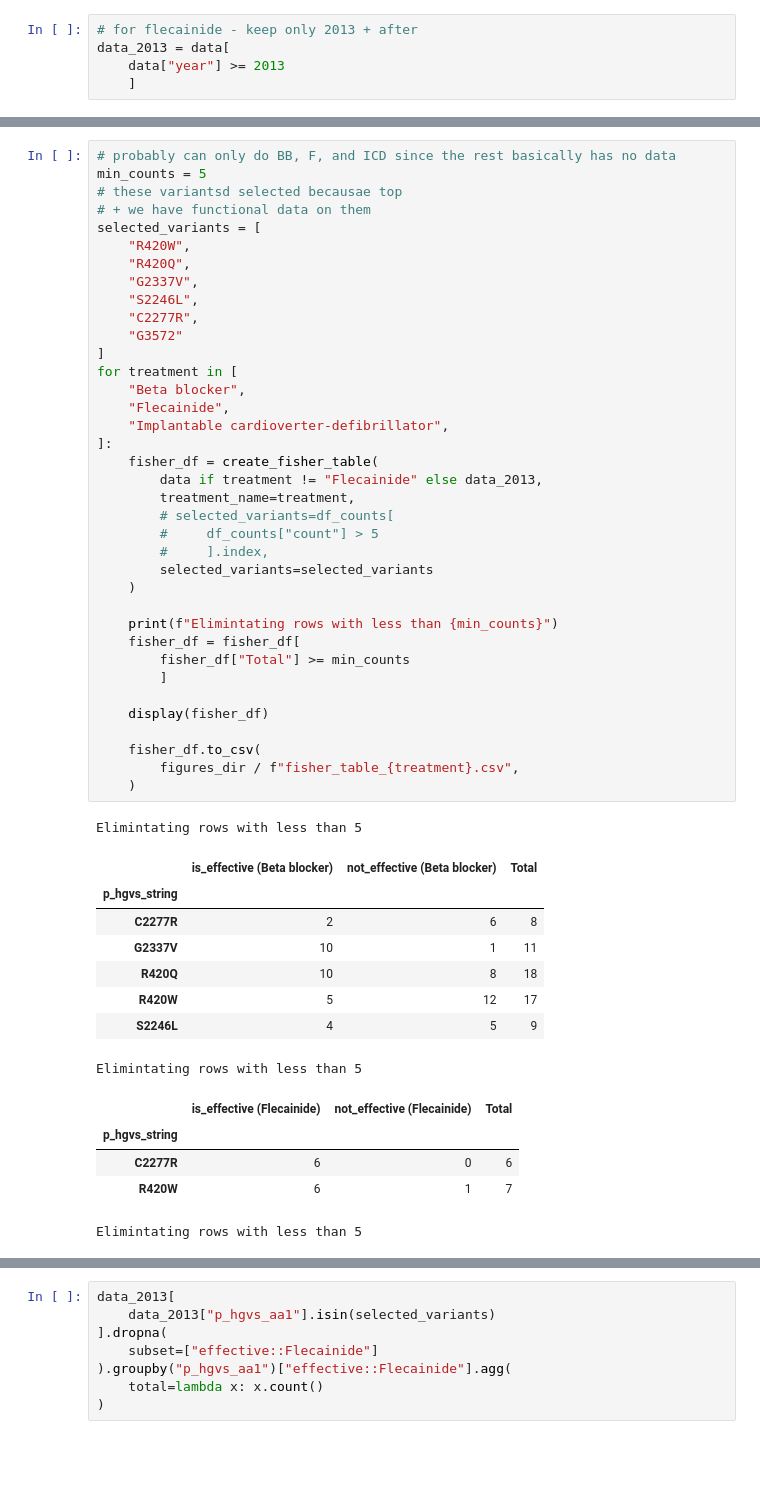
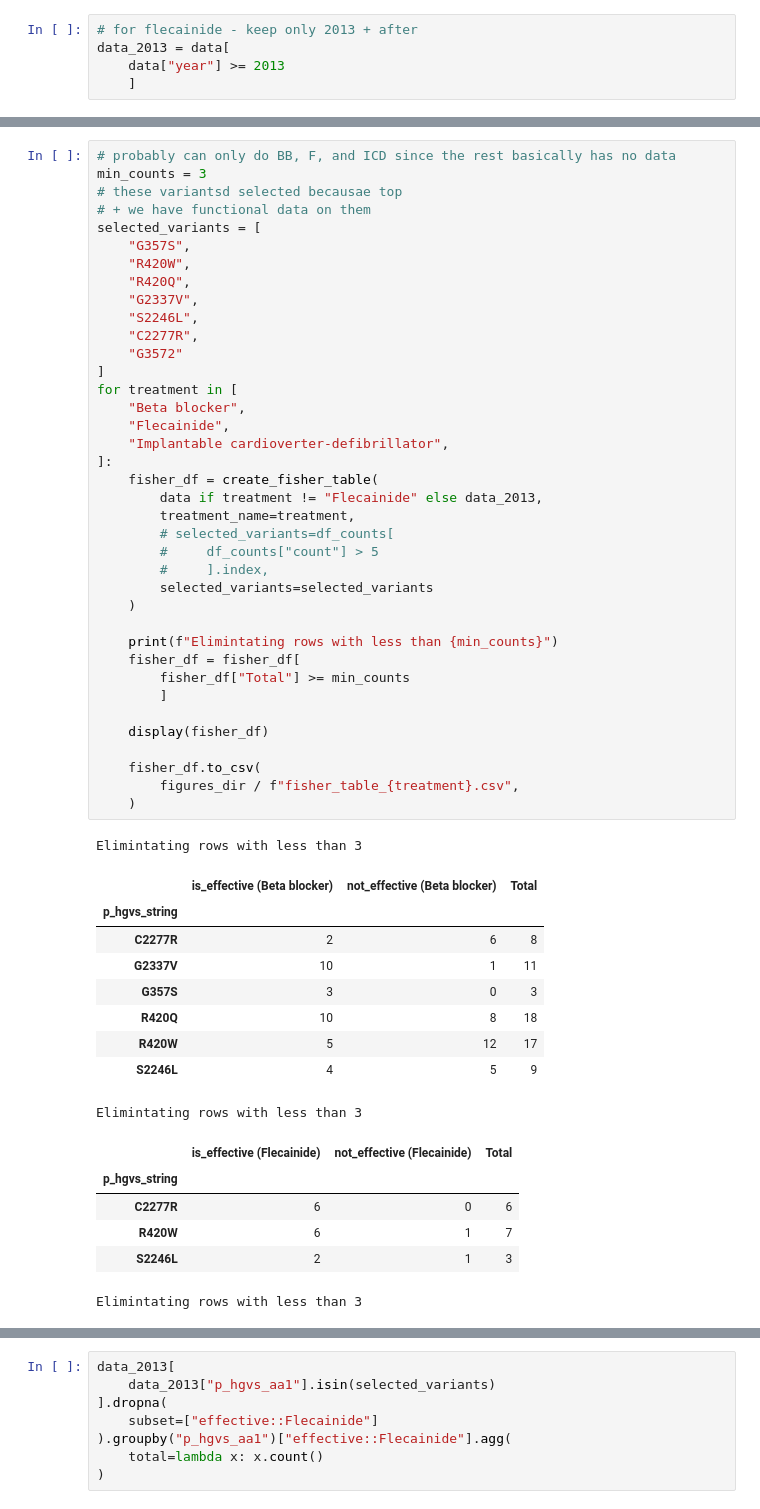
Before and after one commit to alexdaiii/cpvt_database_analysis, a Jupyter notebook: reviewer2/r2.question1.ipynb, the cells around one changed output, grey strips where cells are left out. Saved outputs shown, nothing was run; the diff lists cells and outputs as text; blank space fills up the shorter version.

```diff
--- a/reviewer2/r2.question1.ipynb
+++ b/reviewer2/r2.question1.ipynb
@@ -236,10 +236,11 @@ data.head()
 | 32 | 33 | 2009 | W4645R | 1.0 | 1.0 | NaN | ... |
 # %%
 # probably can only do BB, F, and ICD since the rest basically has no data
-min_counts = 5
+min_counts = 3
 # these variantsd selected becausae top
 # + we have functional data on them
 selected_variants = [
+    "G357S",
     "R420W",
     "R420Q",
     "G2337V",
@@ -249,43 +250,45 @@ selected_variants = [
 ]
 for treatment in [
     "Beta blocker",
     "Flecainide",
     "Implantable cardioverter-defibrillator",
 ]:
     fisher_df = create_fisher_table(
         data if treatment != "Flecainide" else data_2013,
         treatment_name=treatment,
         # selected_variants=df_counts[
         #     df_counts["count"] > 5
         #     ].index,
         selected_variants=selected_variants
     )
 
     print(f"Elimintating rows with less than {min_counts}")
     fisher_df = fisher_df[
         fisher_df["Total"] >= min_counts
         ]
 
     display(fisher_df)
 
     fisher_df.to_csv(
         figures_dir / f"fisher_table_{treatment}.csv",
     )
 # %% [output]
-Elimintating rows with less than 5
+Elimintating rows with less than 3
 |  | is_effective (Beta blocker) | not_effective (Beta blocker) | Total |
 | p_hgvs_string |  |  |  |
 | C2277R | 2 | 6 | 8 |
 | G2337V | 10 | 1 | 11 |
+| G357S | 3 | 0 | 3 |
 | R420Q | 10 | 8 | 18 |
 | R420W | 5 | 12 | 17 |
 | S2246L | 4 | 5 | 9 |
-Elimintating rows with less than 5
+Elimintating rows with less than 3
 |  | is_effective (Flecainide) | not_effective (Flecainide) | Total |
 | p_hgvs_string |  |  |  |
 | C2277R | 6 | 0 | 6 |
 | R420W | 6 | 1 | 7 |
+| S2246L | 2 | 1 | 3 |
-Elimintating rows with less than 5
+Elimintating rows with less than 3
 |  | is_effective (Implantable cardiov... | not_effective (Implantable cardio... | Total |
 | p_hgvs_string |  |  |  |
 | R420Q | 4 | 5 | 9 |
```
Also changed, not shown: parts of 3 cells of this notebook, 2 other files.
